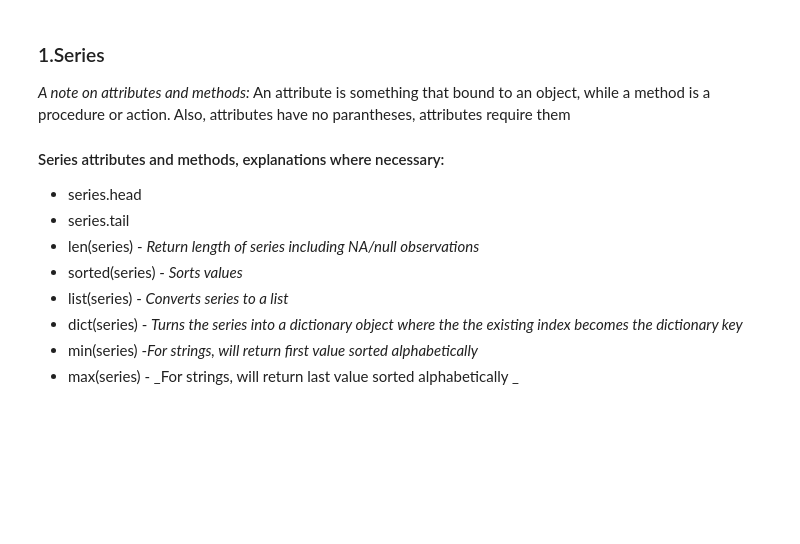
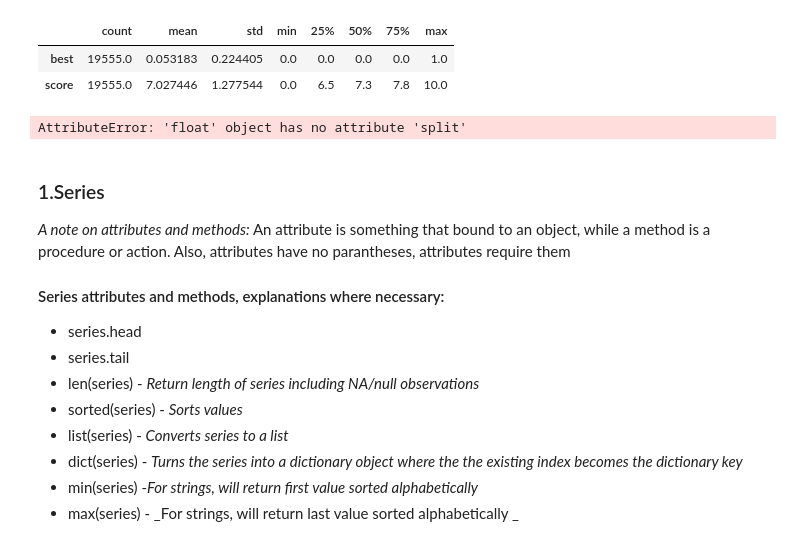
Before and after one commit to rsolter/Udemy-Courses, a Jupyter notebook: Udemy - Data Analysis with Pandas and Python/Summary.ipynb, the cells around one changed output. Cells and saved outputs as stored; diff of their text form; code cells hidden in the pictures; blank space fills up the shorter version.

```diff
--- a/Udemy - Data Analysis with Pandas and Python/Summary.ipynb
+++ b/Udemy - Data Analysis with Pandas and Python/Summary.ipynb
@@ -26,0 +134,6 @@ Summary notes from pandas course using Pitchfork review data downloaded from Kag
+# %%
+p4k.describe().transpose()
+# %% [output]
+|  | count | mean | std | min | 25% | 50% | 75% | max |
+| best | 19555.0 | 0.053183 | 0.224405 | 0.0 | 0.0 | 0.0 | 0.0 | 1.0 |
+| score | 19555.0 | 7.027446 | 1.277544 | 0.0 | 6.5 | 7.3 | 7.8 | 10.0 |
@@ -27,3 +142,12 @@ Summary notes from pandas course using Pitchfork review data downloaded from Kag
+# %%
+ReviewWordCount = []
+
+for i in range(1,len(reviews)):
+    WordCount = len(reviews[i].split())
+    #print(WordCount)
+    ReviewWordCount.append(WordCount)
+# %% [output]
+AttributeError: 'float' object has no attribute 'split'
 # %% [markdown]
 
 ### 1.Series
```
Also changed, not shown: parts of 17 cells of this notebook, 1 other file.
